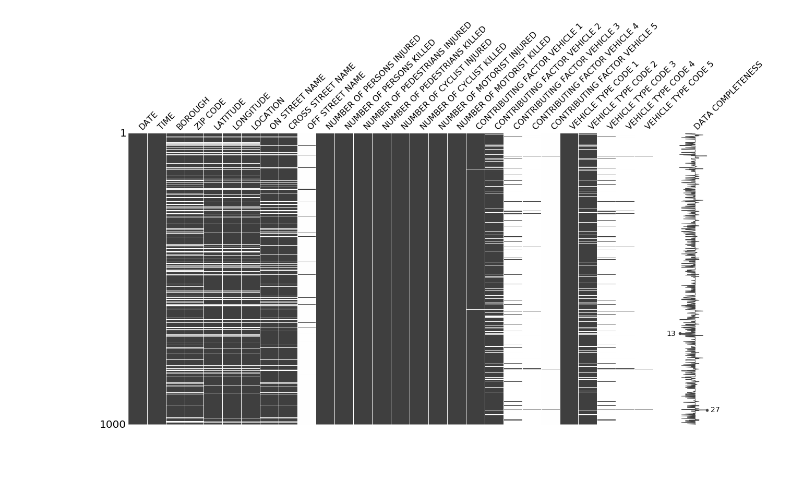
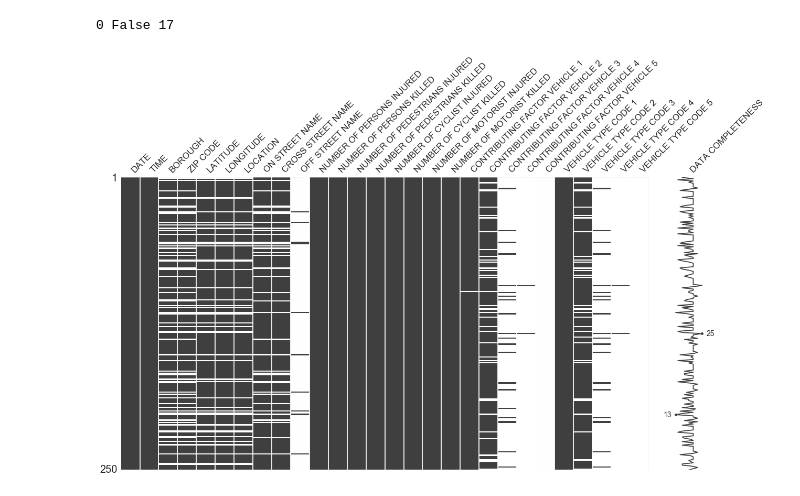
Before and after one commit to ResidentMario/missingno, a Jupyter notebook: missingno.ipynb, the cells around one changed output. Drawn from its saved outputs; the diff is of its cells as text; code cells hidden in the pictures; blank space fills up the shorter version.

Commit message:
Finish issues, add font guessing

```diff
--- a/missingno.ipynb
+++ b/missingno.ipynb
@@ -71,7 +61,8 @@ def _n_top_complete_filter(df, n):
     Helper method for filtering a DataFrame.
     Returns the top n most populated entry columns.
     """
-    return df.iloc[:, np.sort(np.argsort(df.count(axis='rows').values))[-n:]]
+    return df.iloc[:, np.sort(np.argsort(df.count(axis='rows').values)[-n:])]
+
 
 def _n_bottom_complete_filter(df, n):
     """
@@ -111,15 +102,37 @@ def missingno_filter(df, filter=None, p=0, n=0):
         if n:
             _df = _n_bottom_complete_filter(_df, n)
     return _df
+# %%
+def _set_profile_font_size(fig, df, fontsize):
+    """
+    Guesses an appropriate fontsize for the given columnar visualization text labels.
+    Used if a fontsize is not provided via a parameter.
+    """
+    if fontsize:
+        return fontsize
+    else:
+        return int((fig.get_size_inches()[1] * 0.8)*fig.dpi / len(df.columns) - 5)
+
+def _set_dendogram_font_size(fig, df, fontsize):
+    """
+    Guesses an appropriate fontsize for the given dendogram visualization text labels.
+    Used if a fontsize is not provided via a parameter.
+    """
+    if fontsize:
+        return fontsize
+    else:
+        return int((fig.get_size_inches()[1] * 0.8)*fig.dpi / len(df.columns) - 4)
 # %%
 def profile(df,
             filter=None, n=0, p=0,
+            sort=None,
             figsize=(20, 10), width_ratios=(15, 1), color=(0.25, 0.25, 0.25),
-            fontsize=16, labels=True, sparkline=True, inline=True
+            fontsize=0, labels=True, sparkline=True, inline=True
            ):
 
-    # Apply filters.
+    # Apply filters and sorts.
     df = missingno_filter(df, filter=filter, n=n, p=p)
+    df = missingno_sort(df, sort=sort)
 
     height = df.shape[0]
     width = df.shape[1]
@@ -145,6 +158,9 @@ def profile(df,
     ax0 = plt.subplot(gs[0])
     # Create the nullity plot.
     ax0.imshow(G, interpolation='none')
+
+    # Set fontsize.
+    fontsize = _set_profile_font_size(fig, df, fontsize)
 
     # Remove extraneous default visual elements.
     ax0.set_aspect('auto')
@@ -241,6 +257,7 @@ def profile(df,
     else:
         return fig.axes
 # %%
-profile(dat.sample(1000))
+profile(dat.sample(250))
 # %% [output]
+0 False 17
-[figure, old version]
+[figure, new version]
```
Also changed, not shown: parts of 8 cells of this notebook.
